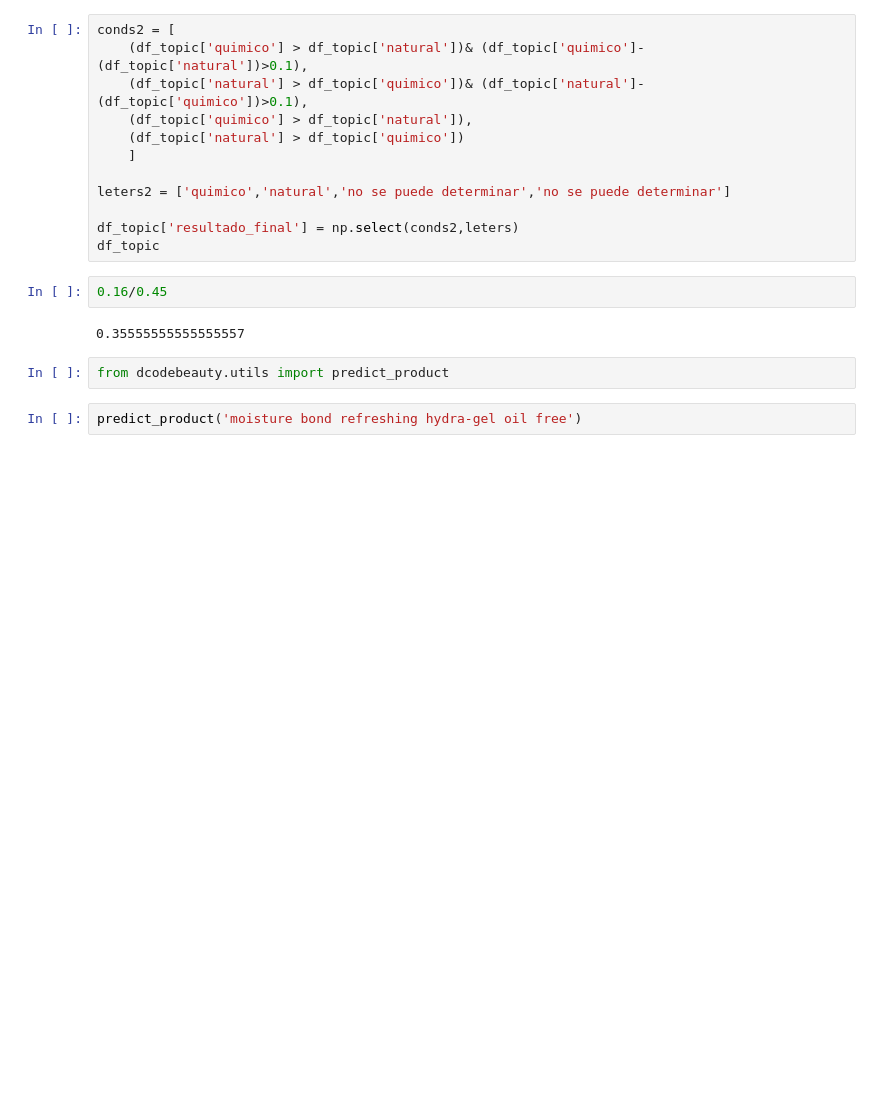
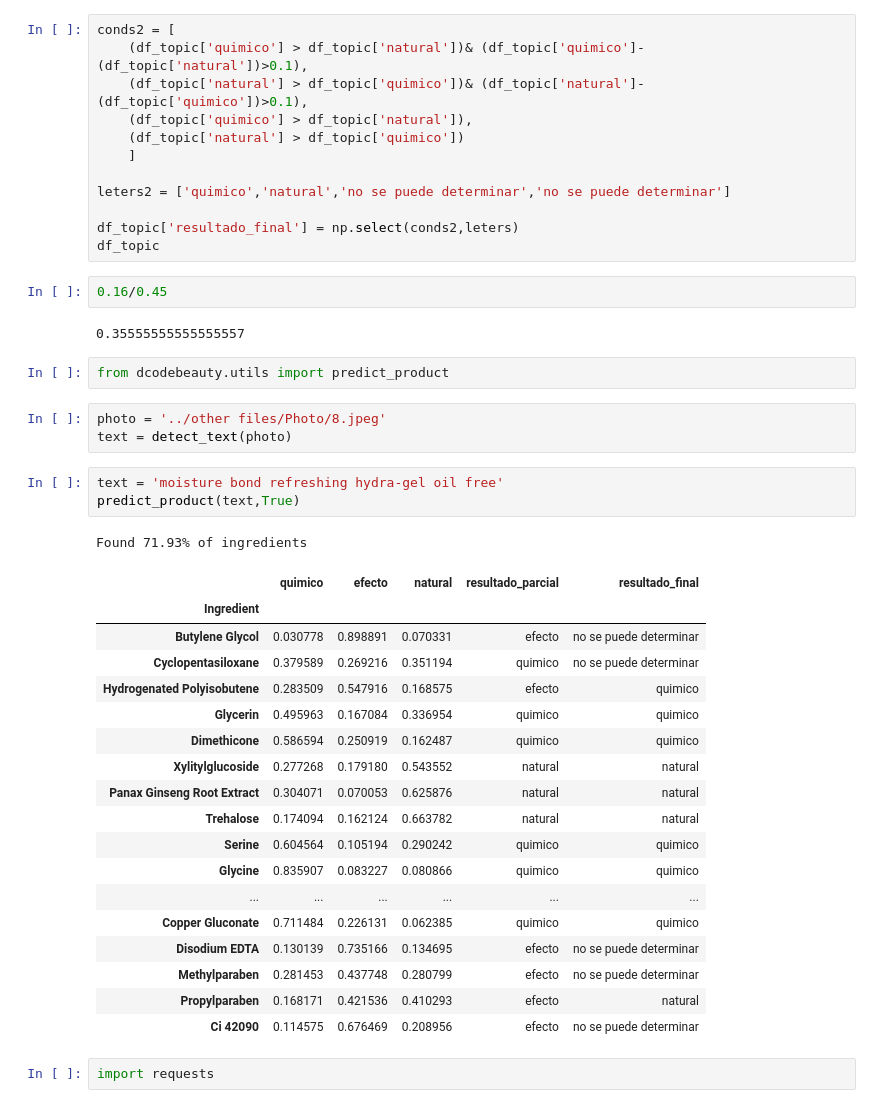
Before and after one commit to diegotorpoco/dcode-beauty, a Jupyter notebook: dcodebeauty/testing_pipeline.ipynb, the cells around one changed output. Cells and saved outputs as stored; diff of their text form; blank space fills up the shorter version.

```diff
--- a/dcodebeauty/testing_pipeline.ipynb
+++ b/dcodebeauty/testing_pipeline.ipynb
@@ -87,5 +76,31 @@ df_topic
 0.35555555555555557
 # %%
 from dcodebeauty.utils import predict_product
+# %%
+photo = '../other files/Photo/8.jpeg'
+text = detect_text(photo)
 # %%
-predict_product('moisture bond refreshing hydra-gel oil free')
+text = 'moisture bond refreshing hydra-gel oil free'
+predict_product(text,True)
+# %% [output]
+Found 71.93% of ingredients
+|  | quimico | efecto | natural | resultado_parcial | resultado_final |
+| Ingredient |  |  |  |  |  |
+| Butylene Glycol | 0.030778 | 0.898891 | 0.070331 | efecto | no se puede determinar |
+| Cyclopentasiloxane | 0.379589 | 0.269216 | 0.351194 | quimico | no se puede determinar |
+| Hydrogenated Polyisobutene | 0.283509 | 0.547916 | 0.168575 | efecto | quimico |
+| Glycerin | 0.495963 | 0.167084 | 0.336954 | quimico | quimico |
+| Dimethicone | 0.586594 | 0.250919 | 0.162487 | quimico | quimico |
+| Xylitylglucoside | 0.277268 | 0.179180 | 0.543552 | natural | natural |
+| Panax Ginseng Root Extract | 0.304071 | 0.070053 | 0.625876 | natural | natural |
+| Trehalose | 0.174094 | 0.162124 | 0.663782 | natural | natural |
+| Serine | 0.604564 | 0.105194 | 0.290242 | quimico | quimico |
+| Glycine | 0.835907 | 0.083227 | 0.080866 | quimico | quimico |
+| ... | ... | ... | ... | ... | ... |
+| Copper Gluconate | 0.711484 | 0.226131 | 0.062385 | quimico | quimico |
+| Disodium EDTA | 0.130139 | 0.735166 | 0.134695 | efecto | no se puede determinar |
+| Methylparaben | 0.281453 | 0.437748 | 0.280799 | efecto | no se puede determinar |
+| Propylparaben | 0.168171 | 0.421536 | 0.410293 | efecto | natural |
+| Ci 42090 | 0.114575 | 0.676469 | 0.208956 | efecto | no se puede determinar |
+# %%
+import requests
```
Also changed, not shown: parts of 8 cells of this notebook, 4 other files.
